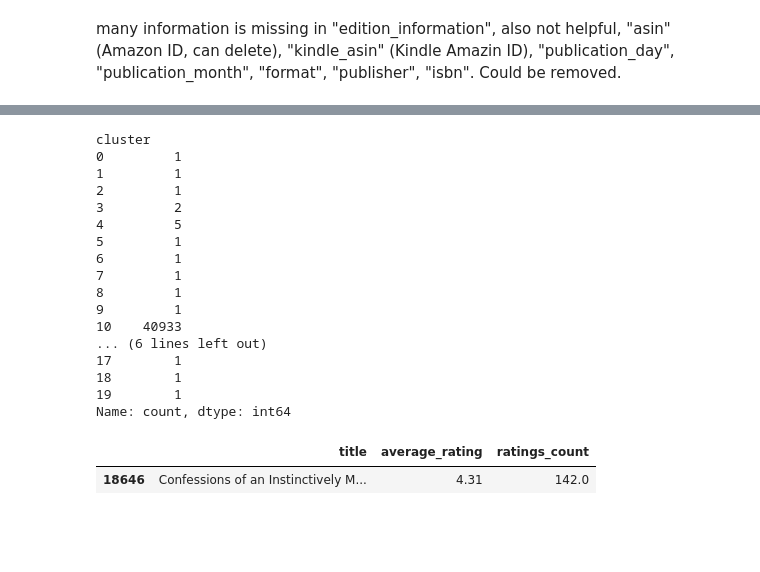
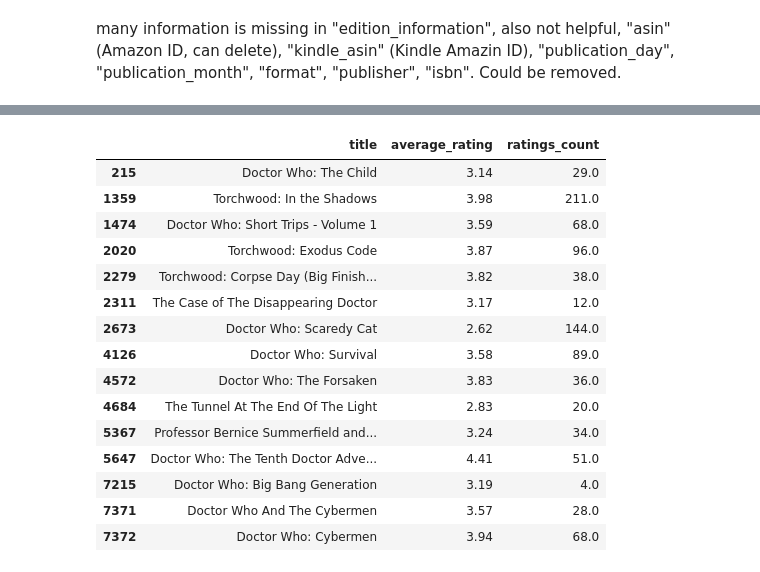
Before and after one commit to KRA96/The_Book_Thrift, a Jupyter notebook: goodreads_book/eda_goodreads.ipynb, the cells around one changed output, grey strips where cells are left out. Saved outputs shown, nothing was run; the diff lists cells and outputs as text; code cells hidden in the pictures; blank space fills up the shorter version.

Commit message:
Bood cluster

```diff
--- a/goodreads_book/eda_goodreads.ipynb
+++ b/goodreads_book/eda_goodreads.ipynb
@@ -149,9 +188,0 @@ Name: count, dtype: int64
-# %%
-#removed other languages books, keep only English and unknown language books
-df["language_code_clean"] = df["language_code"].fillna("unknown")
-
-english_codes = ["eng", "en-US", "en-GB", "en-CA", "unknown"]
-
-df_eng = df[df["language_code_clean"].isin(english_codes)].copy()
-df_eng=df_eng.drop(columns=["language_code"])
-df_eng.shape
@@ -285,4 +188,0 @@ vectorizer = TfidfVectorizer(
-# %%
-tfidf_matrix = vectorizer.fit_transform(df_eng["combined_text"])
-
-tfidf_matrix.shape
@@ -325,11 +189,16 @@ from sklearn.cluster import MiniBatchKMeans
 # %%
-n_clusters = 20
+from sklearn.cluster import MiniBatchKMeans
+
+n_clusters = 30  # 更细分类
+
 kmeans = MiniBatchKMeans(
     n_clusters=n_clusters,
     random_state=42,
-    batch_size=1000
+    batch_size=2000
 )
 
 cluster_labels = kmeans.fit_predict(tfidf_matrix)
 
-df_eng["cluster"] = cluster_labels
+df["cluster"] = cluster_labels
+
+df["cluster"].value_counts().sort_index()
@@ -336,29 +223,23 @@ df_eng["cluster"] = cluster_labels
-# %%
-df_eng["cluster"].value_counts().sort_index()
-# %% [output]
-cluster
-0         1
-1         1
-2         1
-3         2
-4         5
-5         1
-6         1
-7         1
-8         1
-9         1
-10    40933
-... (6 lines left out)
-17        1
-18        1
-19        1
-Name: count, dtype: int64
 # %%
-def show_cluster_examples(c, n=10):
-    subset = df_eng[df_eng["cluster"] == c]
+def show_cluster(c, n=15):
+    subset = df[df["cluster"] == c]
     return subset[["title", "average_rating", "ratings_count"]].head(n)
-
-show_cluster_examples(0)
-# %% [output]
-|  | title | average_rating | ratings_count |
-| 18646 | Confessions of an Instinctively M... | 4.31 | 142.0 |
+# %%
+show_cluster(0)
+# %% [output]
+|  | title | average_rating | ratings_count |
+| 215 | Doctor Who: The Child | 3.14 | 29.0 |
+| 1359 | Torchwood: In the Shadows | 3.98 | 211.0 |
+| 1474 | Doctor Who: Short Trips - Volume 1 | 3.59 | 68.0 |
+| 2020 | Torchwood: Exodus Code | 3.87 | 96.0 |
+| 2279 | Torchwood: Corpse Day (Big Finish... | 3.82 | 38.0 |
+| 2311 | The Case of The Disappearing Doctor | 3.17 | 12.0 |
+| 2673 | Doctor Who: Scaredy Cat | 2.62 | 144.0 |
+| 4126 | Doctor Who: Survival | 3.58 | 89.0 |
+| 4572 | Doctor Who: The Forsaken | 3.83 | 36.0 |
+| 4684 | The Tunnel At The End Of The Light | 2.83 | 20.0 |
+| 5367 | Professor Bernice Summerfield and... | 3.24 | 34.0 |
+| 5647 | Doctor Who: The Tenth Doctor Adve... | 4.41 | 51.0 |
+| 7215 | Doctor Who: Big Bang Generation | 3.19 | 4.0 |
+| 7371 | Doctor Who And The Cybermen | 3.57 | 28.0 |
+| 7372 | Doctor Who: Cybermen | 3.94 | 68.0 |
```
Also changed, not shown: parts of 60 cells of this notebook, 1 other file.
